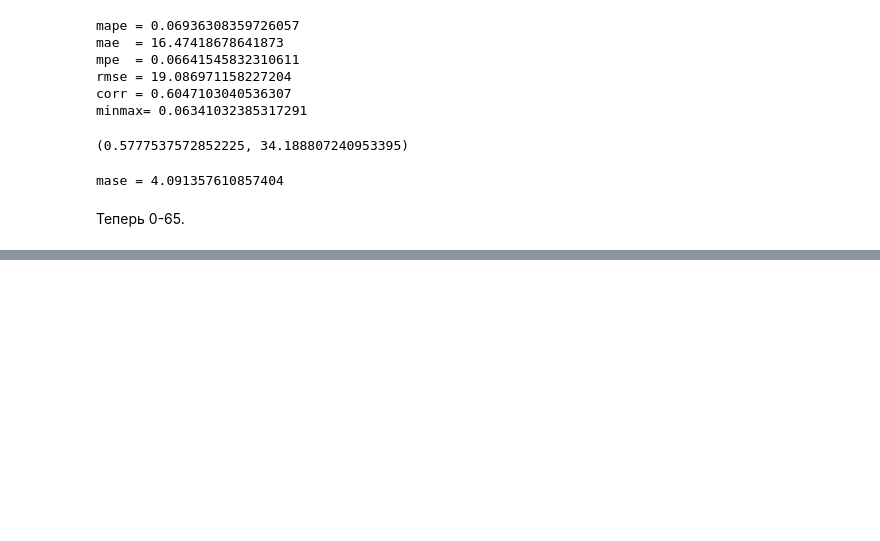
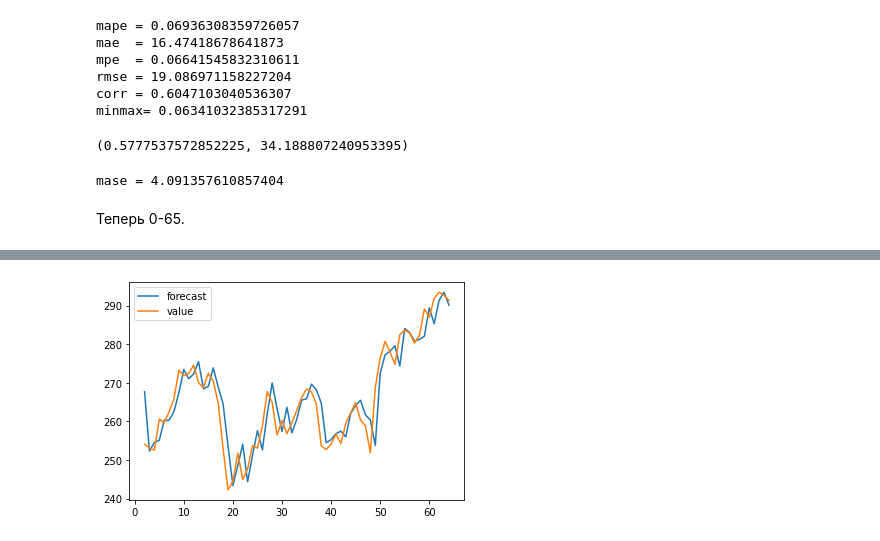
Before and after one commit to Yakushev2022/Time-series, a Jupyter notebook: Models/ARIMA/stock_ARIMA.ipynb, the cells around one changed output, grey strips where cells are left out. Drawn from its saved outputs; the diff is of its cells as text; code cells hidden in the pictures; blank space fills up the shorter version.

```diff
--- a/Models/ARIMA/stock_ARIMA.ipynb
+++ b/Models/ARIMA/stock_ARIMA.ipynb
@@ -298,3 +298,7 @@ print('mase =', mase)
 mase = 4.091357610857404
 # %% [markdown]
 Теперь 0-65.
+# %%
+arima_model = ARIMA(df.value[:65], order=(1,1,5))
+model = arima_model.fit()
+print(model.summary())
@@ -300,0 +359,5 @@ mase = 4.091357610857404
+# %%
+model.plot_predict(dynamic=False)
+plt.show()
+# %% [output]
+[figure, added]
```
Also changed, not shown: parts of 5 cells of this notebook.
